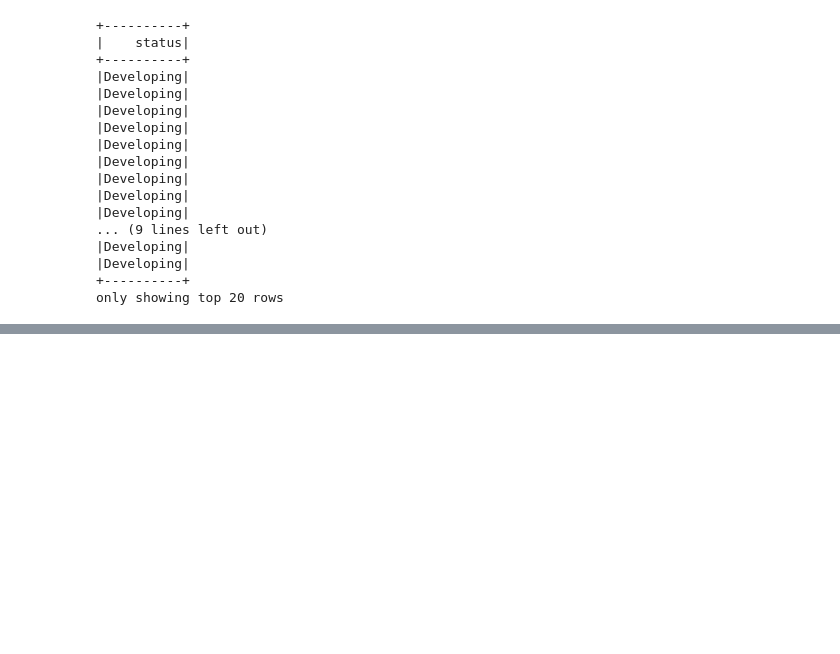
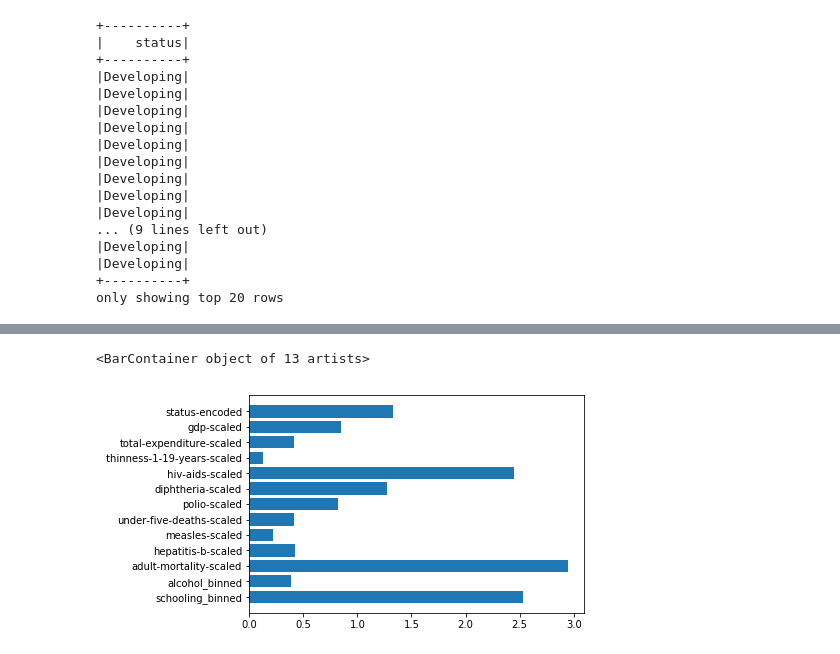
Before and after one commit to vishesh-ahuja/vahu601-722-life-expectancy, a Jupyter notebook: code/Life Expectancy.ipynb, the cells around one changed output, grey strips where cells are left out. Saved outputs shown, nothing was run; the diff lists cells and outputs as text; code cells hidden in the pictures; blank space fills up the shorter version.

```diff
--- a/code/Life Expectancy.ipynb
+++ b/code/Life Expectancy.ipynb
@@ -484,0 +540,3 @@ only showing top 20 rows
+# %%
+finalModelInputs = output.select('features', 'life-expectancy')
+finalModelInputs.show()
@@ -484,0 +696,5 @@ only showing top 20 rows
+# %%
+plt.barh([inputFeatures[x] for x in range(len(model.coefficients))], abs(model.coefficients.values))
+# %% [output]
+<BarContainer object of 13 artists>
+[figure, added]
```
Also changed, not shown: parts of 18 cells of this notebook.
